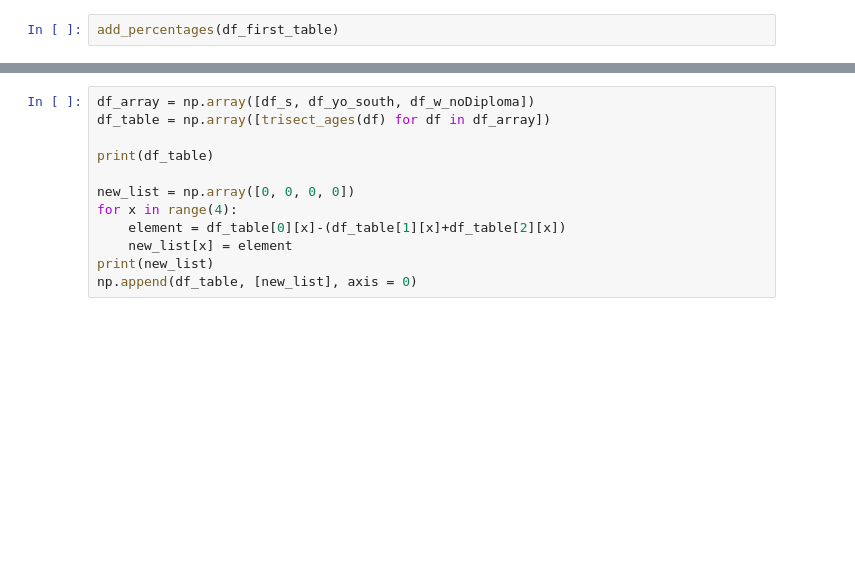
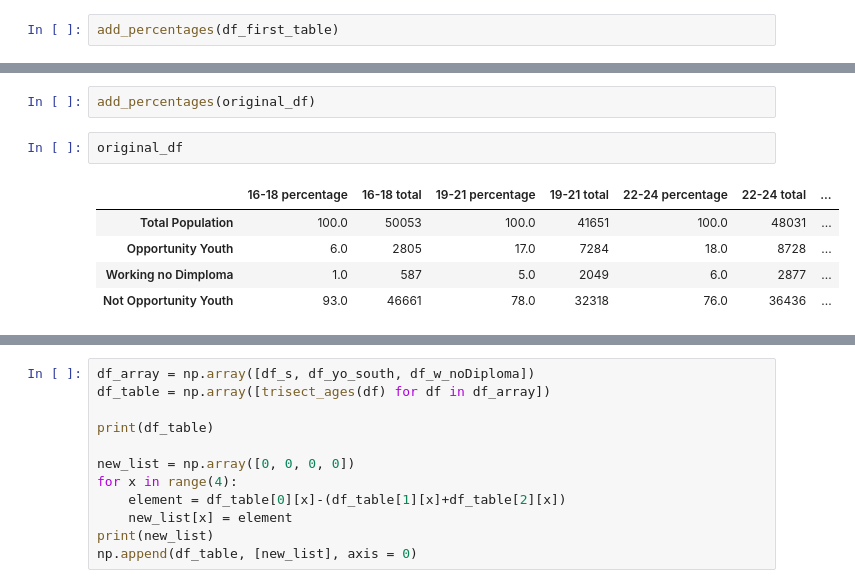
Before and after one commit to Lucaswb/project1_flatiron, a Jupyter notebook: Updated youth opportunity status from 2016.ipynb, the cells around one changed output, grey strips where cells are left out. Drawn from its saved outputs; the diff is of its cells as text; blank space fills up the shorter version.

```diff
--- a/Updated youth opportunity status from 2016.ipynb
+++ b/Updated youth opportunity status from 2016.ipynb
@@ -171,0 +186,10 @@ yes
+# %%
+add_percentages(original_df)
+# %%
+original_df
+# %% [output]
+|  | 16-18 percentage | 16-18 total | 19-21 percentage | 19-21 total | 22-24 percentage | 22-24 total | ... |
+| Total Population | 100.0 | 50053 | 100.0 | 41651 | 100.0 | 48031 | ... |
+| Opportunity Youth | 6.0 | 2805 | 17.0 | 7284 | 18.0 | 8728 | ... |
+| Working no Dimploma | 1.0 | 587 | 5.0 | 2049 | 6.0 | 2877 | ... |
+| Not Opportunity Youth | 93.0 | 46661 | 78.0 | 32318 | 76.0 | 36436 | ... |
```
Also changed, not shown: parts of 13 cells of this notebook, 1 other file.
